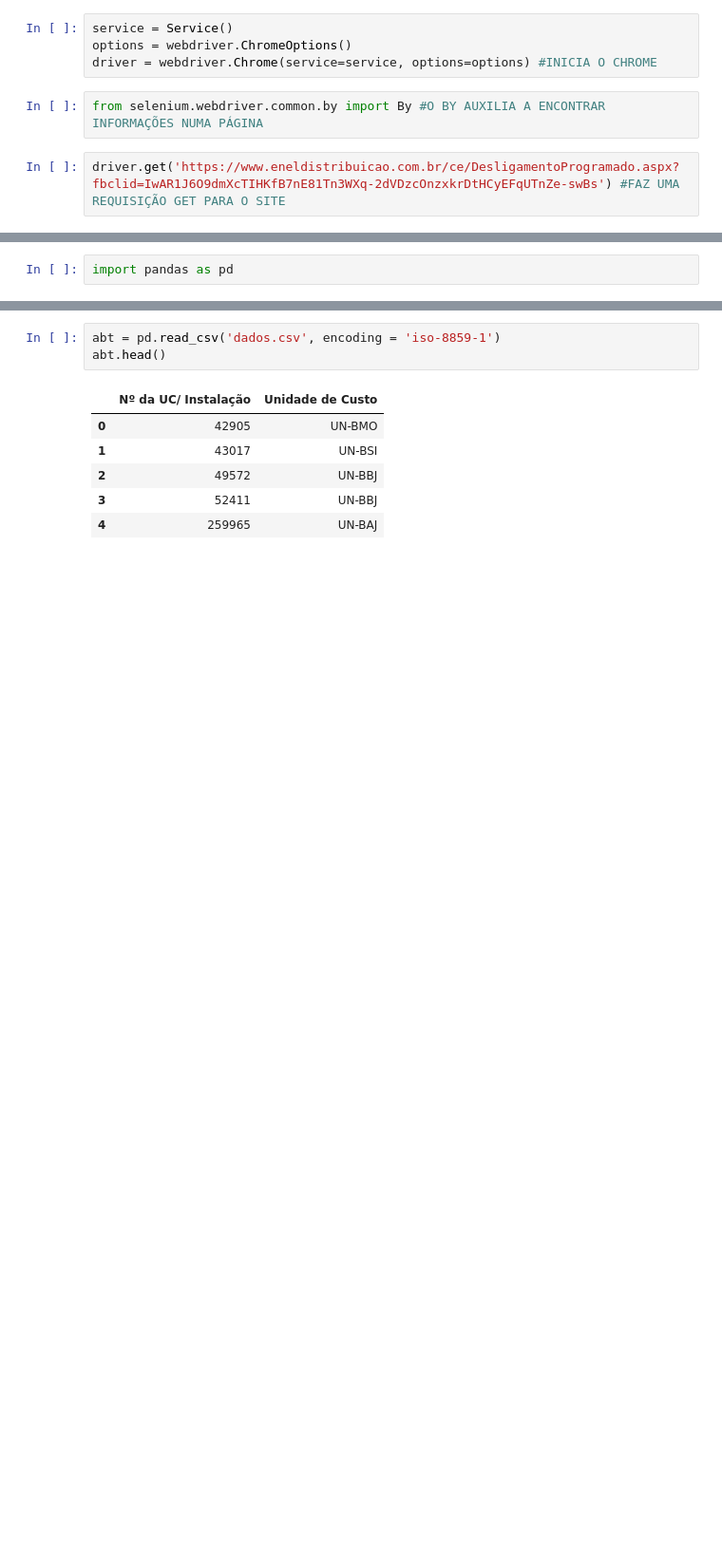
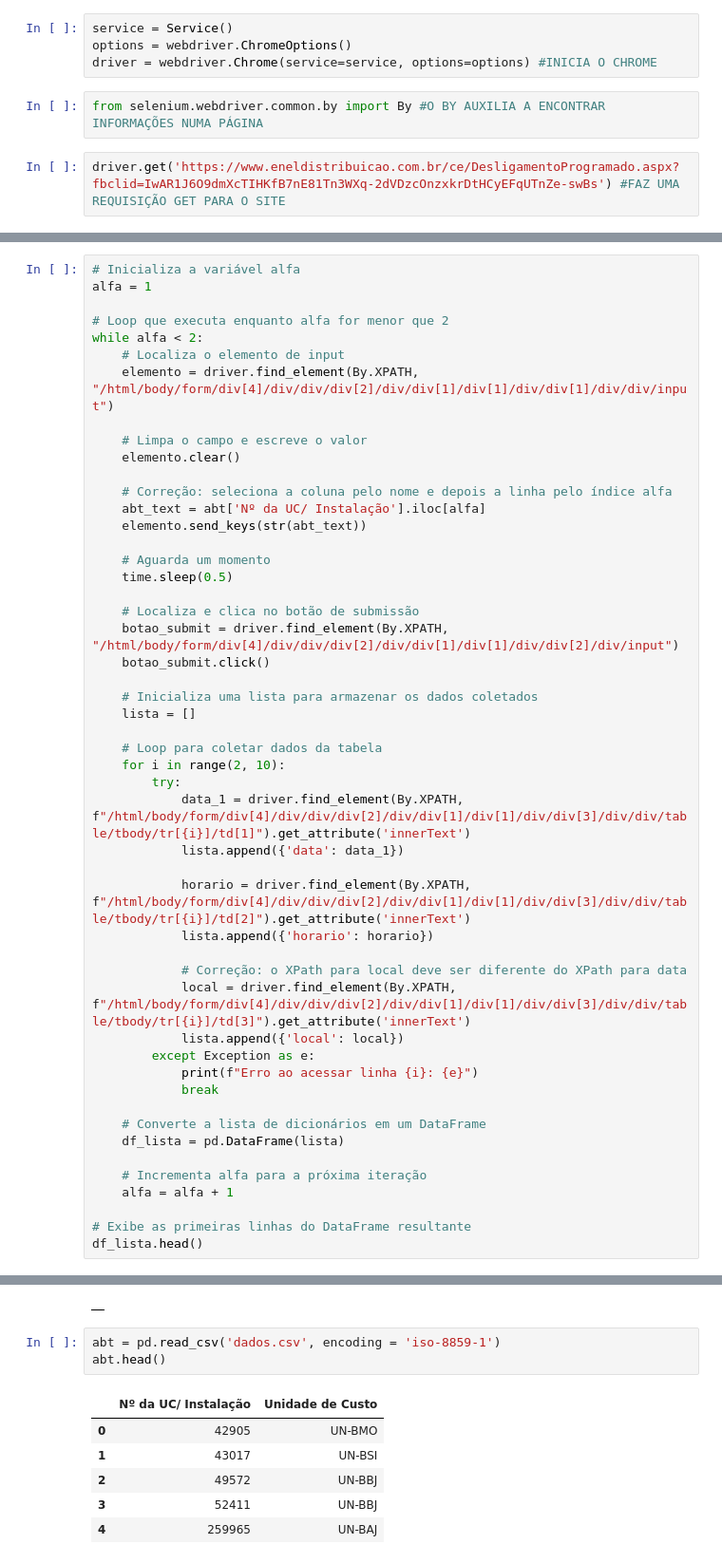
Before and after one commit to luvi0/INTER_PROGRAMADO_ENEL, a Jupyter notebook: main.ipynb, the cells around one changed output, grey strips where cells are left out. Shown at 95% size. Cells and saved outputs as stored; diff of their text form; blank space fills up the shorter version.

```diff
--- a/main.ipynb
+++ b/main.ipynb
@@ -79,2 +75,51 @@ while alfa < 345:
 # %%
-import pandas as pd
+# Inicializa a variável alfa
+alfa = 1
+
+# Loop que executa enquanto alfa for menor que 2
+while alfa < 2:
+    # Localiza o elemento de input
+    elemento = driver.find_element(By.XPATH, "/html/body/form/div[4]/div/div/div[2]/div/div[1]/div[1]/div/div[1]/div/div/input")
+
+    # Limpa o campo e escreve o valor
+    elemento.clear()
+
+    # Correção: seleciona a coluna pelo nome e depois a linha pelo índice alfa
+    abt_text = abt['Nº da UC/ Instalação'].iloc[alfa]
+    elemento.send_keys(str(abt_text))
+
+    # Aguarda um momento
+    time.sleep(0.5)
+
+    # Localiza e clica no botão de submissão
+    botao_submit = driver.find_element(By.XPATH, "/html/body/form/div[4]/div/div/div[2]/div/div[1]/div[1]/div/div[2]/div/input")
+    botao_submit.click()
+
+    # Inicializa uma lista para armazenar os dados coletados
+    lista = []
+
+    # Loop para coletar dados da tabela
+    for i in range(2, 10):
+        try:
+            data_1 = driver.find_element(By.XPATH, f"/html/body/form/div[4]/div/div/div[2]/div/div[1]/div[1]/div/div[3]/div/div/table/tbody/tr[{i}]/td[1]").get_attribute('innerText')
+            lista.append({'data': data_1})
+
+            horario = driver.find_element(By.XPATH, f"/html/body/form/div[4]/div/div/div[2]/div/div[1]/div[1]/div/div[3]/div/div/table/tbody/tr[{i}]/td[2]").get_attribute('innerText')
+            lista.append({'horario': horario})
+
+            # Correção: o XPath para local deve ser diferente do XPath para data
+            local = driver.find_element(By.XPATH, f"/html/body/form/div[4]/div/div/div[2]/div/div[1]/div[1]/div/div[3]/div/div/table/tbody/tr[{i}]/td[3]").get_attribute('innerText')
+            lista.append({'local': local})
+        except Exception as e:
+            print(f"Erro ao acessar linha {i}: {e}")
+            break
+
+    # Converte a lista de dicionários em um DataFrame
+    df_lista = pd.DataFrame(lista)
+
+    # Incrementa alfa para a próxima iteração
+    alfa = alfa + 1
+
+# Exibe as primeiras linhas do DataFrame resultante
+df_lista.head()
+# %% [output]
@@ -81,3 +143,4 @@ import pandas as pd
+|  |
 # %%
 abt = pd.read_csv('dados.csv', encoding = 'iso-8859-1')
 abt.head()
```
Also changed, not shown: parts of 8 cells of this notebook, 2 other files.
